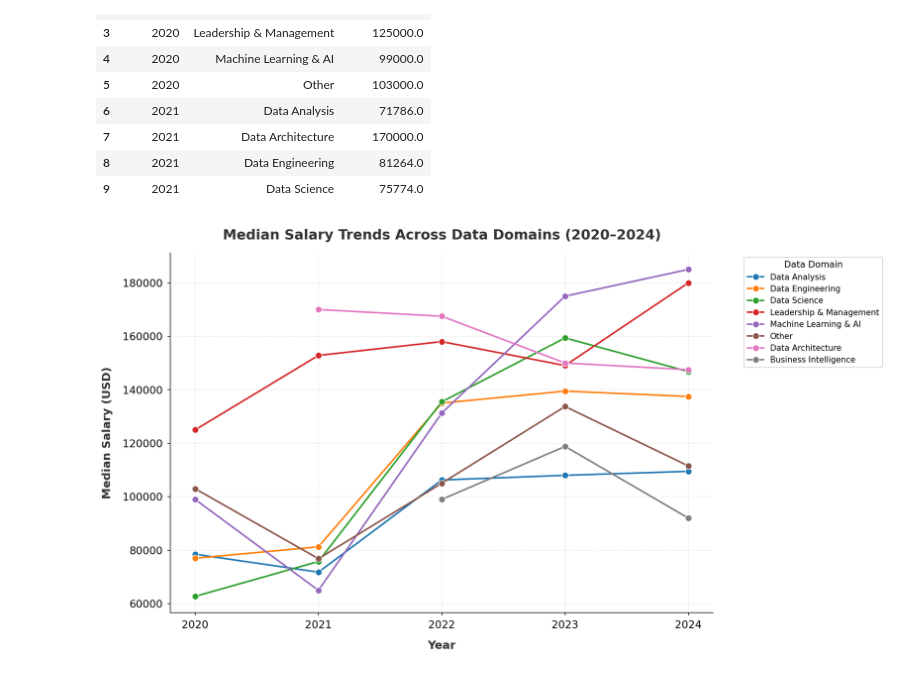
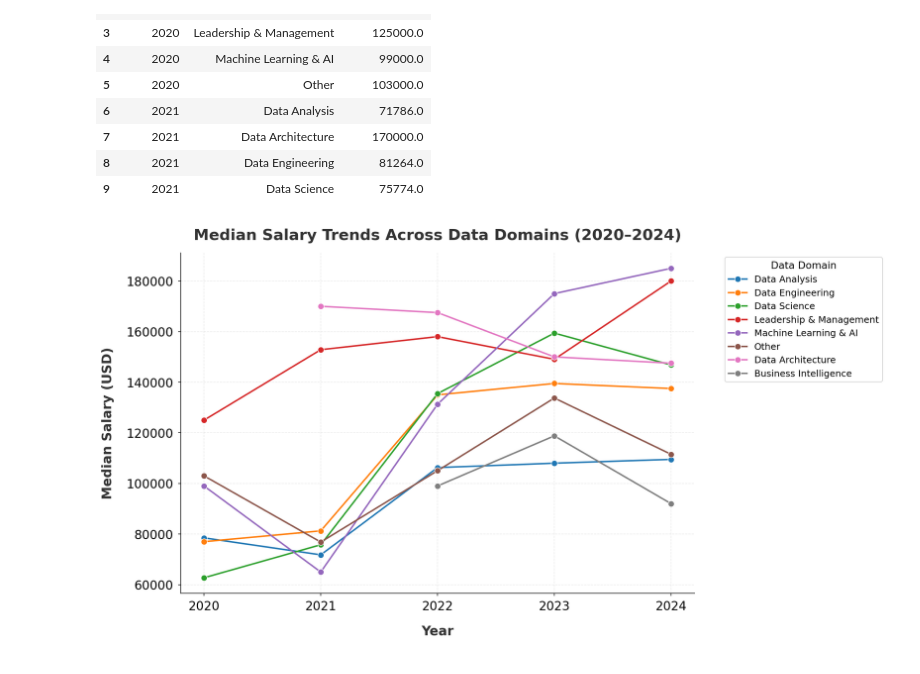
Before and after one commit to Chauhanekta21/Data_Job_Market_Analysis, a Jupyter notebook: main_file.ipynb, the cells around one changed output. Cells and saved outputs as stored; diff of their text form; code cells hidden in the pictures.

Commit message:
Improve visualization readability by increasing font sizes for better clarity

```diff
--- a/main_file.ipynb
+++ b/main_file.ipynb
@@ -1055,7 +1055,7 @@ ax.set_title(
     "Median Salary Trends Across Data Domains (2020–2024)",
     color="#333333",
     fontweight="bold",
-    fontsize=17,
+    fontsize=20,
     pad=17
 )
 
@@ -1064,39 +1064,39 @@ ax.set_xlabel(
     "Year",
     color="#333333",
     fontweight="bold",
-    fontsize=14,
-    labelpad=12
+    fontsize=17,
+    labelpad=16
 )
 
 ax.set_ylabel(
     "Median Salary (USD)",
     color="#333333",
     fontweight="bold",
-    fontsize=14,
-    labelpad=12
+    fontsize=17,
+    labelpad=16
 )
 
-ax.tick_params(axis='both', labelsize=13)
+ax.tick_params(axis='both', labelsize=16)
 
 # Grid styling (clean look)
 ax.grid(True, linestyle="--", alpha=0.25)
 
 # Tick spacing (better breathing space)
 ax.tick_params(axis='x', pad=6)
 ax.tick_params(axis='y', pad=6)
 
 # Legend outside (clean + no overlap)
 ax.legend(
     bbox_to_anchor=(1.05, 1),
     title="Data Domain",
     loc="upper left",
     frameon=True,
-    title_fontsize=11,
-    fontsize=10
+    title_fontsize=13,
+    fontsize=12
 )
 
 ax.spines['top'].set_visible(False)
 ax.spines['right'].set_visible(False)
 plt.show()
 # %% [output]
-[figure, old version]
+[figure, new version]
```
